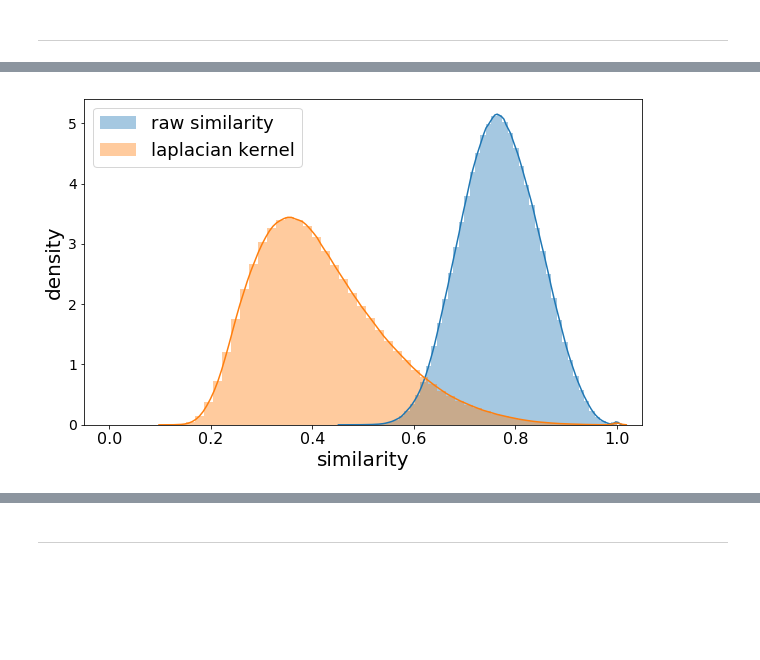
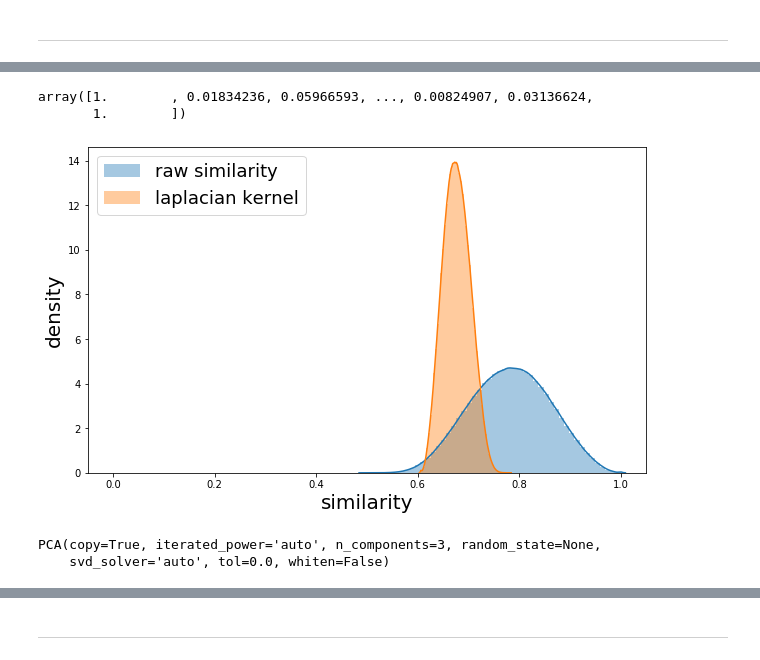
Before and after one commit to rzbhk/playing_with_matches, a Jupyter notebook: notebooks/similarity_trip_clustering_OD_V2.ipynb, the cells around one changed output, grey strips where cells are left out. Drawn from its saved outputs; the diff is of its cells as text; code cells hidden in the pictures; blank space fills up the shorter version.

Commit message:
clustering visualizations ready. Need more ST similarity to compare against.

```diff
--- a/notebooks/similarity_trip_clustering_OD_V2.ipynb
+++ b/notebooks/similarity_trip_clustering_OD_V2.ipynb
@@ -210,0 +248,2 @@ sns.heatmap(sim_matrix)
+# %%
+sim_matrix = pd.read_parquet(os.path.join(data_path_base, 'sim_matrix_scaled_frac0.02.parquet'))
@@ -248,11 +278,18 @@ similarities8_gkern = np.exp(-4 * distances8  )
+# %%
+sim_matrix_lkern = np.exp(-0.5 * sim_matrix  )
+# %%
+np.reshape(sim_matrix.values,-1)
+# %% [output]
+array([1.        , 0.01834236, 0.05966593, ..., 0.00824907, 0.03136624,
+       1.        ])
 # %%
 plt.figure(figsize=(10,6))
-ax =  sns.distplot(np.reshape(similarities8,-1),norm_hist=True,label="raw similarity")
-ax =  sns.distplot(np.reshape(similarities8_gkern,-1),norm_hist=True,ax=ax,label="laplacian kernel")
+ax =  sns.distplot(np.reshape(sim_matrix,-1),norm_hist=False,label="raw similarity")
+ax =  sns.distplot(np.reshape(sim_matrix_lkern,-1),norm_hist=True,ax=ax,label="laplacian kernel")
 ax.set_xlabel("similarity",fontsize=20)
 ax.set_xlim((-0.05,1.05))
 ax.set_ylabel("density",fontsize=20)
 plt.legend(prop= {"size" : 18})
 plt.show()
 # %% [output]
-[figure, old version]
+[figure, new version]
@@ -258,0 +304,5 @@ plt.show()
+# %%
+pca_obj.fit(sampleODdf[xyt_columns])
+# %% [output]
+PCA(copy=True, iterated_power='auto', n_components=3, random_state=None,
+    svd_solver='auto', tol=0.0, whiten=False)
```
Also changed, not shown: parts of 129 cells of this notebook.
